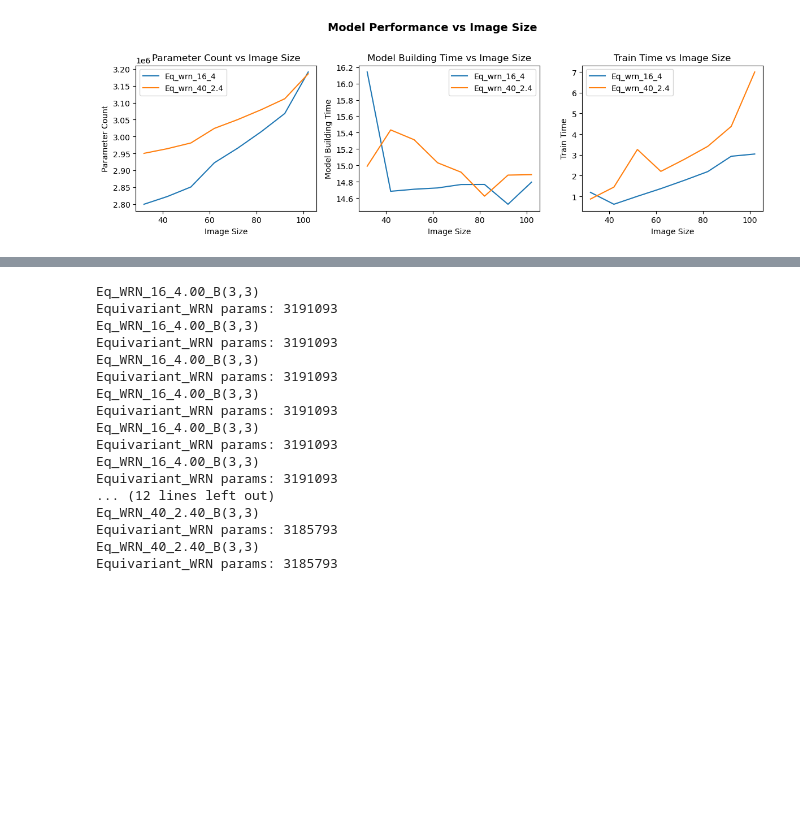
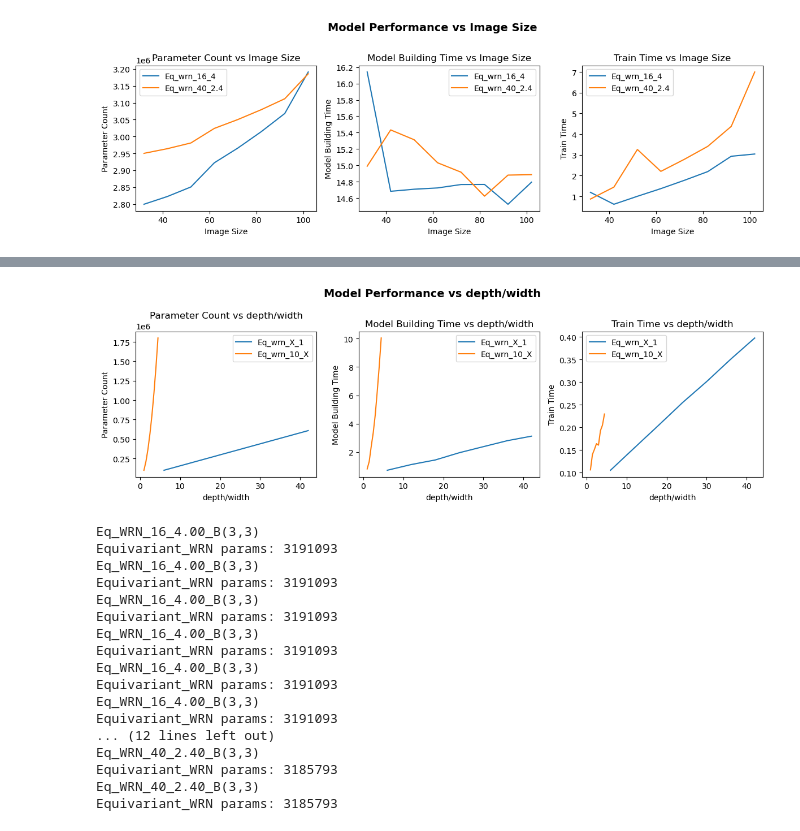
Before and after one commit to ga92xug/master-thesis, a Jupyter notebook: scaling/run_time_plots.ipynb, the cells around one changed output, grey strips where cells are left out. Drawn from its saved outputs; the diff is of its cells as text; code cells hidden in the pictures; blank space fills up the shorter version.

```diff
--- a/scaling/run_time_plots.ipynb
+++ b/scaling/run_time_plots.ipynb
@@ -81,3 +146,7 @@ plot_model_data(stats, vs_param="Image Size")
+# %%
+plot_model_data(stats, vs_param="depth/width")
+# %% [output]
+[figure, added]
 # %%
 # test memory footprint of rotation
 global_overrides = [
```
Also changed, not shown: parts of 1 cell of this notebook, 13 other files.
